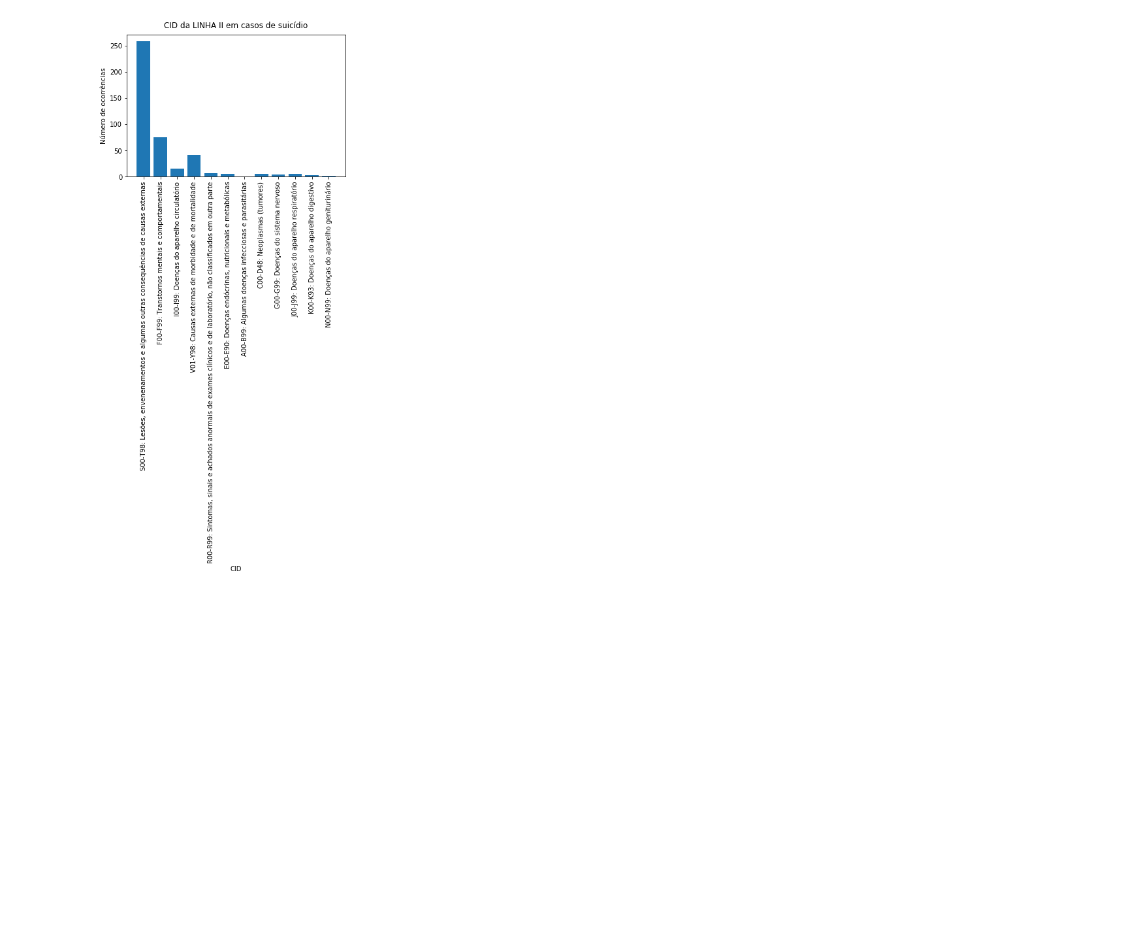
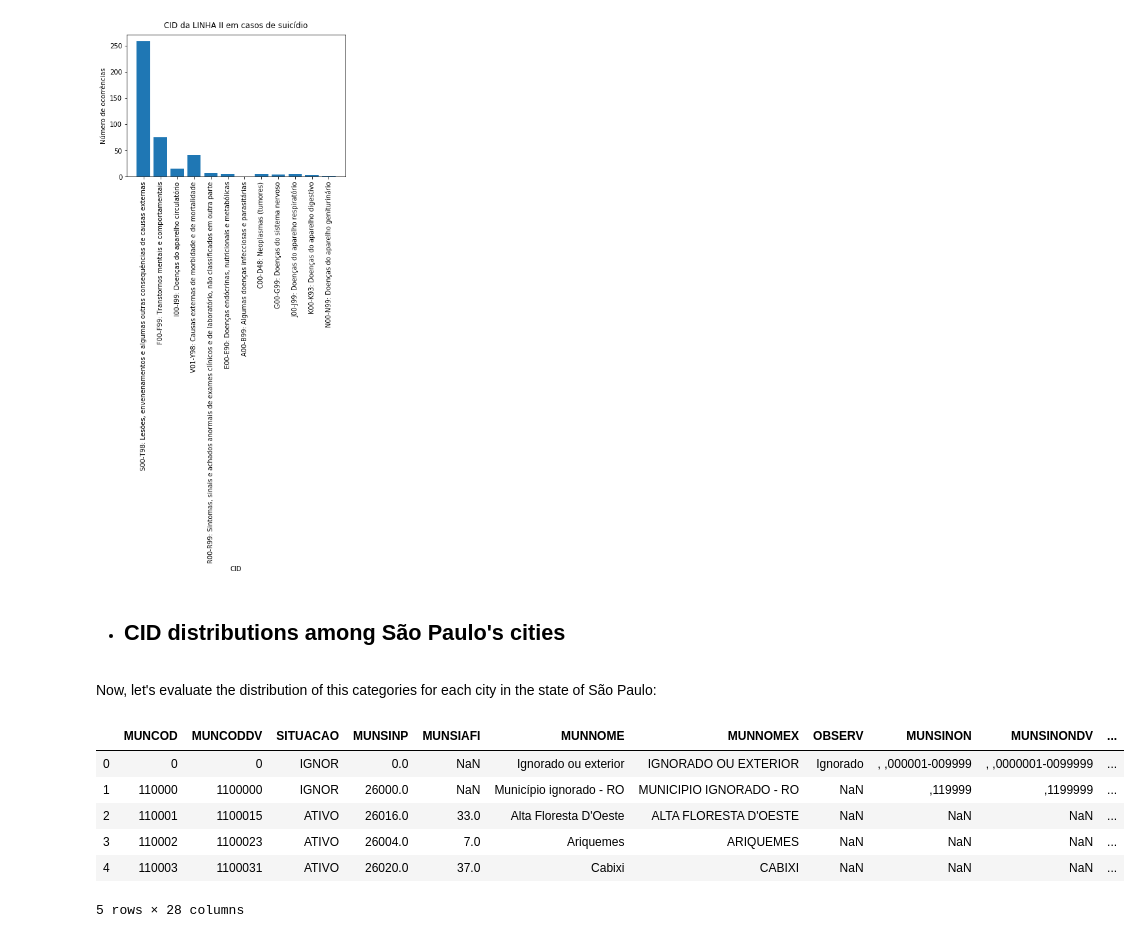
Before and after one commit to pypas/suicities-datasus, a Jupyter notebook: EDA_TCC.ipynb, the cells around one changed output. Drawn from its saved outputs; the diff is of its cells as text; code cells hidden in the pictures; blank space fills up the shorter version.

Commit message:
analysis distribution of CID from LINHAII to cities

```diff
--- a/EDA_TCC.ipynb
+++ b/EDA_TCC.ipynb
@@ -177,3 +185,19 @@ plt.xlabel("CID")
 plt.savefig('suicide_occurences_by_linhaii_cid.png', bbox_inches = 'tight')
 # %% [output]
 [figure]
+# %% [markdown]
+* ## CID distributions among São Paulo's cities
+# %% [markdown]
+Now, let's evaluate the distribution of this categories for each city in the state of São Paulo:
+# %%
+df_municipalities = pd.read_csv('CADMUN.csv')
+# %%
+df_municipalities.head()
+# %% [output]
+|  | MUNCOD | MUNCODDV | SITUACAO | MUNSINP | MUNSIAFI | MUNNOME | MUNNOMEX | OBSERV | MUNSINON | MUNSINONDV | ... |
+| 0 | 0 | 0 | IGNOR | 0.0 | NaN | Ignorado ou exterior | IGNORADO OU EXTERIOR | Ignorado | , ,000001-009999 | , ,0000001-0099999 | ... |
+| 1 | 110000 | 1100000 | IGNOR | 26000.0 | NaN | Município ignorado - RO | MUNICIPIO IGNORADO - RO | NaN | ,119999 | ,1199999 | ... |
+| 2 | 110001 | 1100015 | ATIVO | 26016.0 | 33.0 | Alta Floresta D'Oeste | ALTA FLORESTA D'OESTE | NaN | NaN | NaN | ... |
+| 3 | 110002 | 1100023 | ATIVO | 26004.0 | 7.0 | Ariquemes | ARIQUEMES | NaN | NaN | NaN | ... |
+| 4 | 110003 | 1100031 | ATIVO | 26020.0 | 37.0 | Cabixi | CABIXI | NaN | NaN | NaN | ... |
+5 rows × 28 columns
```
Also changed, not shown: parts of 20 cells of this notebook.
